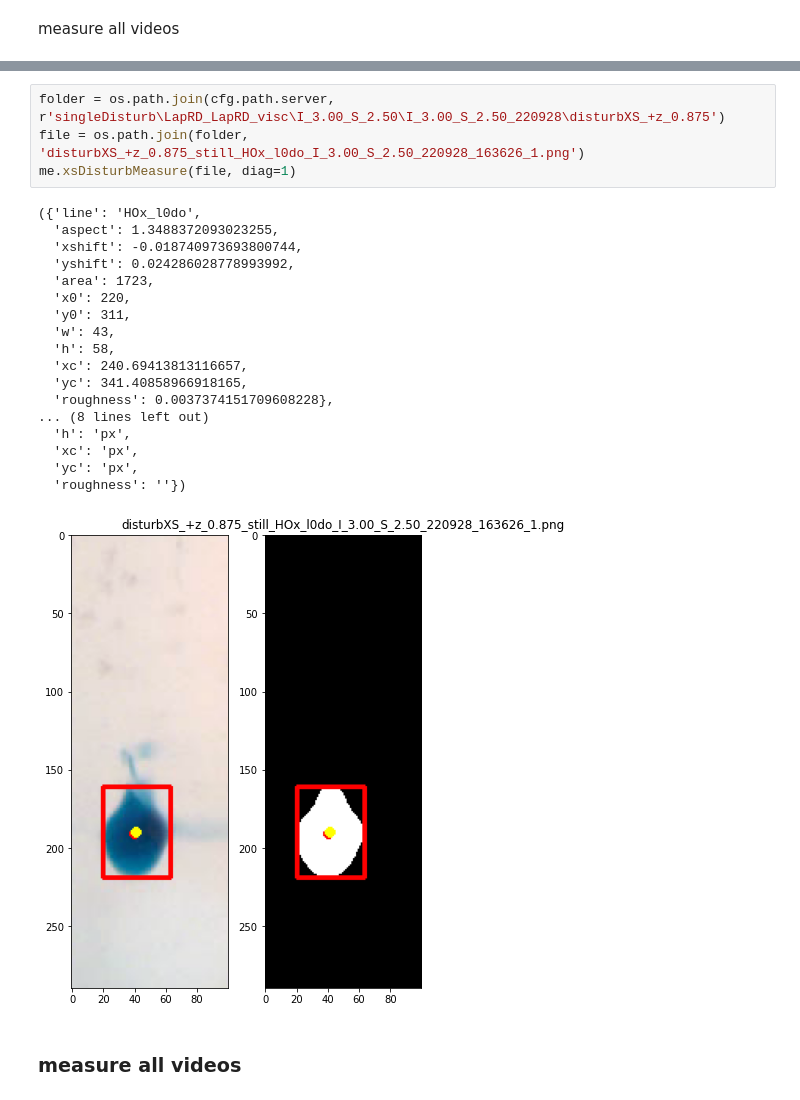
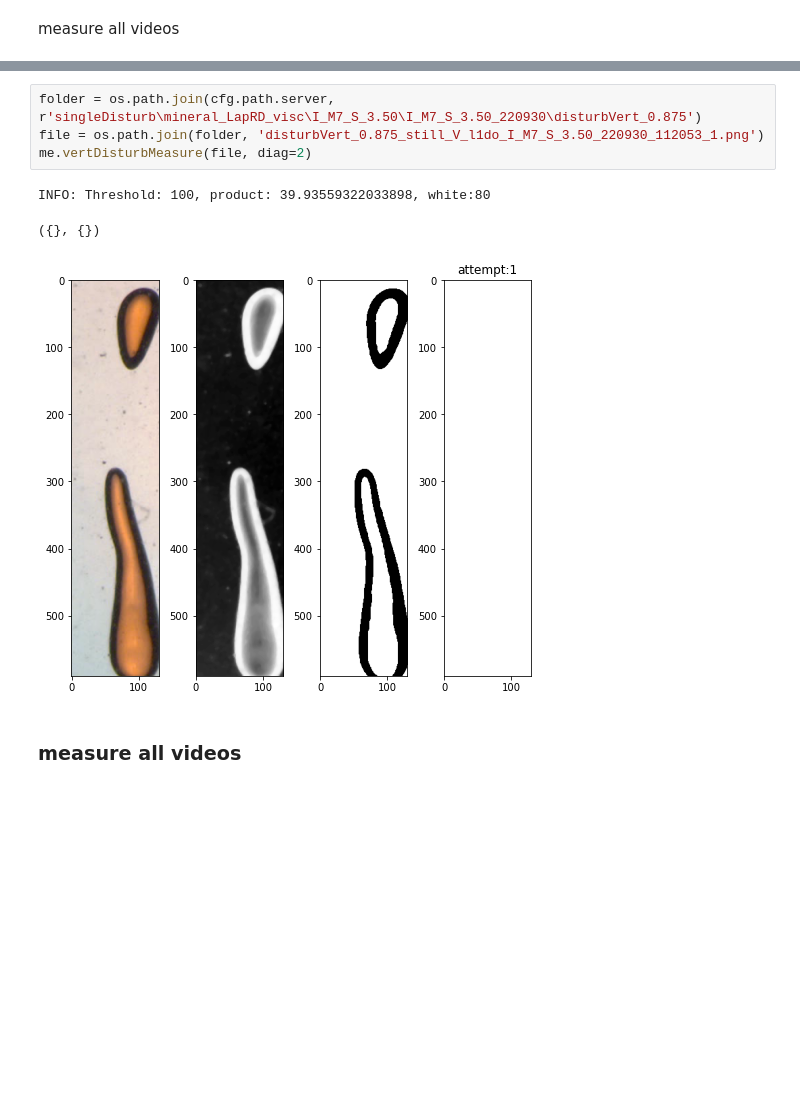
Before and after one commit to usnistgov/embedded3DPvids, a Jupyter notebook: ipynb/singleDisturb/still_measure.ipynb, the cells around one changed output, grey strips where cells are left out. Cells and saved outputs as stored; diff of their text form; blank space fills up the shorter version.

Commit message:
updated nozzle detection, vertical measurements

```diff
--- a/ipynb/singleDisturb/still_measure.ipynb
+++ b/ipynb/singleDisturb/still_measure.ipynb
@@ -27,26 +47,11 @@ measure all videos
 # %%
-folder = os.path.join(cfg.path.server, r'singleDisturb\LapRD_LapRD_visc\I_3.00_S_2.50\I_3.00_S_2.50_220928\disturbXS_+z_0.875')
-file = os.path.join(folder, 'disturbXS_+z_0.875_still_HOx_l0do_I_3.00_S_2.50_220928_163626_1.png')
-me.xsDisturbMeasure(file, diag=1)
+folder = os.path.join(cfg.path.server, r'singleDisturb\mineral_LapRD_visc\I_M7_S_3.50\I_M7_S_3.50_220930\disturbVert_0.875')
+file = os.path.join(folder, 'disturbVert_0.875_still_V_l1do_I_M7_S_3.50_220930_112053_1.png')
+me.vertDisturbMeasure(file, diag=2)
 # %% [output]
-({'line': 'HOx_l0do',
-  'aspect': 1.3488372093023255,
-  'xshift': -0.018740973693800744,
-  'yshift': 0.024286028778993992,
-  'area': 1723,
-  'x0': 220,
-  'y0': 311,
-  'w': 43,
-  'h': 58,
-  'xc': 240.69413813116657,
-  'yc': 341.40858966918165,
-  'roughness': 0.0037374151709608228},
-... (8 lines left out)
-  'h': 'px',
-  'xc': 'px',
-  'yc': 'px',
-  'roughness': ''})
+INFO: Threshold: 100, product: 39.93559322033898, white:80
+({}, {})
-[figure, old version]
+[figure, new version]
 # %% [markdown]
 ### measure all videos
 # %%
```
Also changed, not shown: parts of 2 cells of this notebook, 14 other files.
